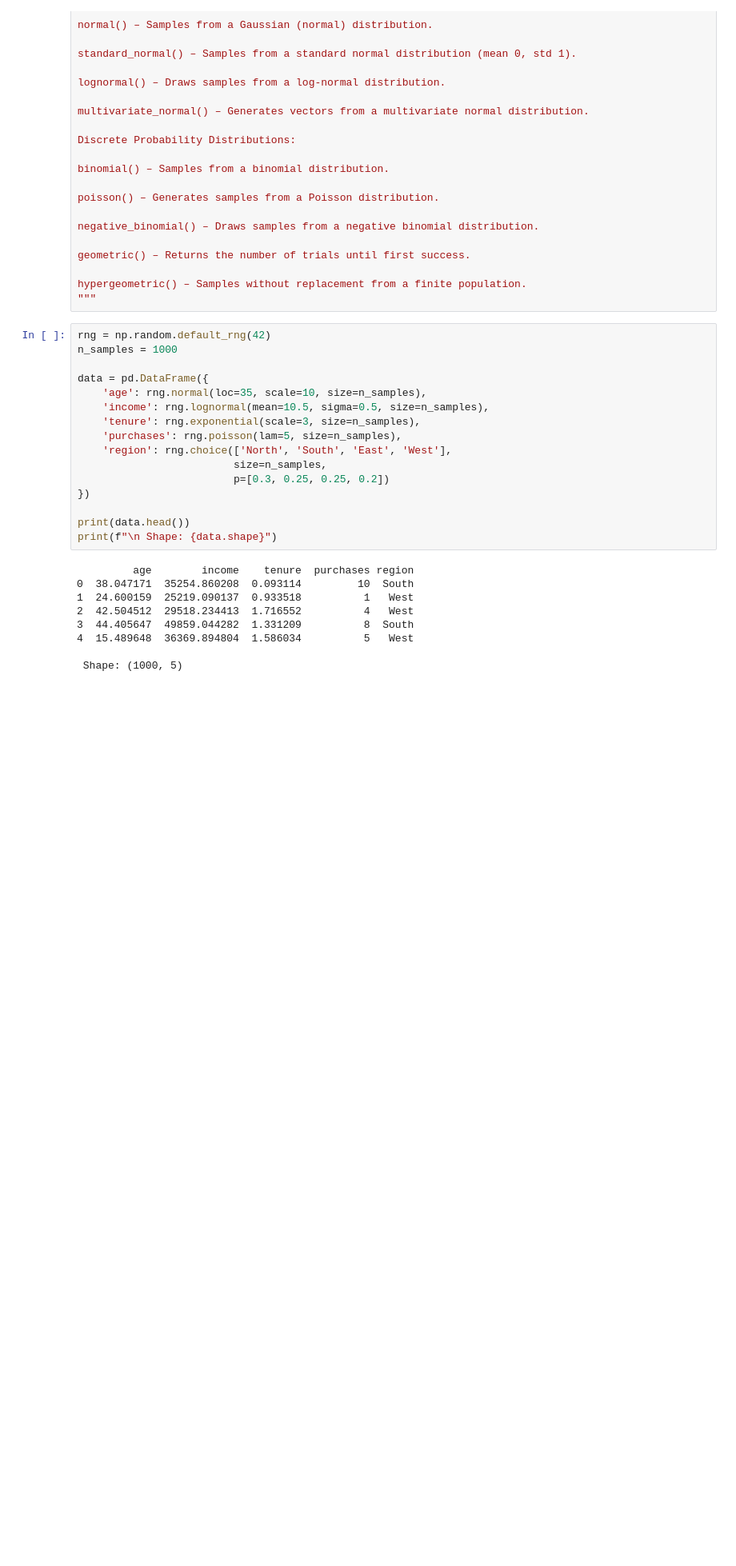
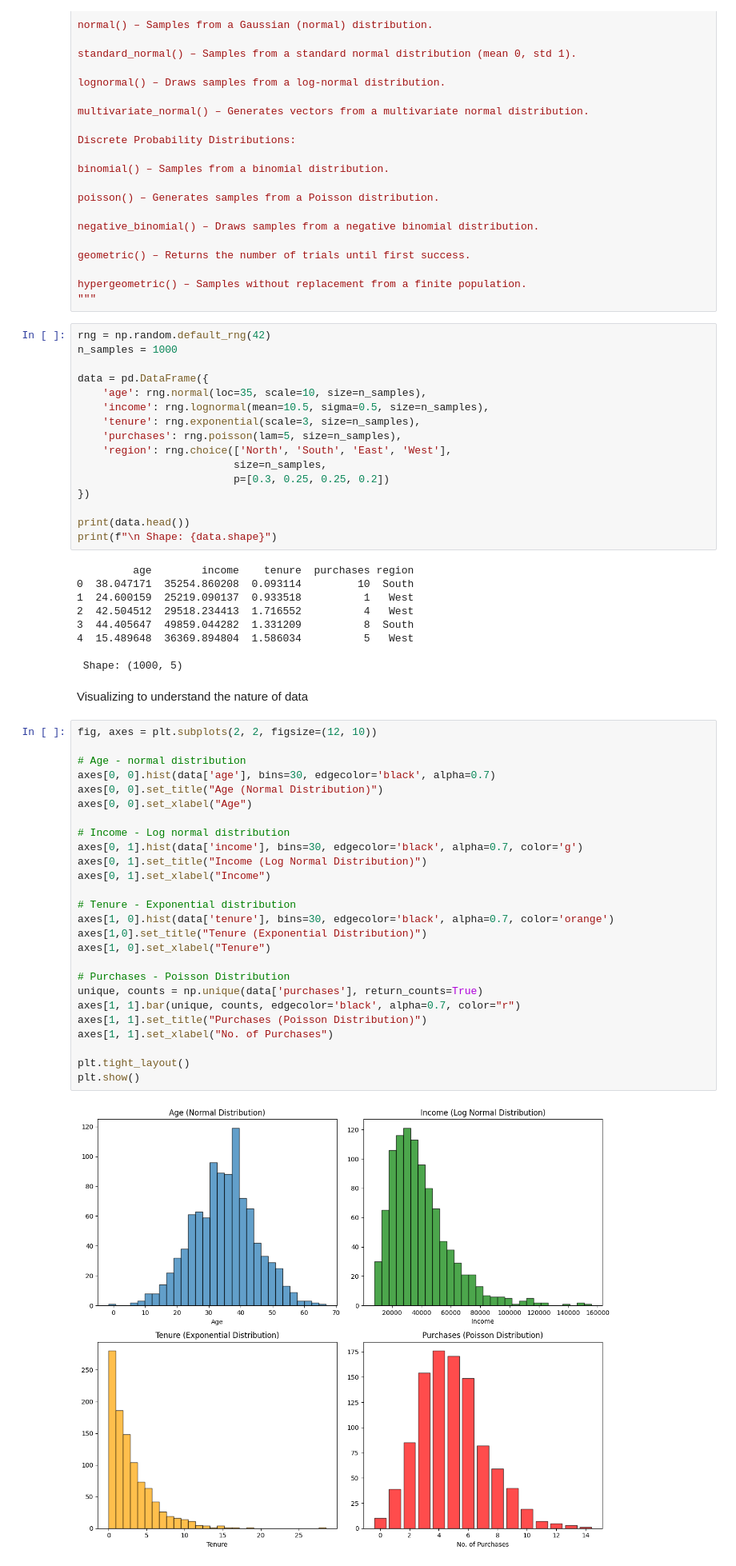
Before and after one commit to aryan2107-cloud/100-Day-ML-Challenge-, a Jupyter notebook: Day01(SyntheticData).ipynb, the cells around one changed output. Shown at 80% size. Drawn from its saved outputs; the diff is of its cells as text; blank space fills up the shorter version.

```diff
--- a/Day01(SyntheticData).ipynb
+++ b/Day01(SyntheticData).ipynb
@@ -136,3 +136,33 @@ print(f"\n Shape: {data.shape}")
 4  15.489648  36369.894804  1.586034          5   West
 
  Shape: (1000, 5)
+# %% [markdown]
+Visualizing to understand the nature of data
+# %%
+fig, axes = plt.subplots(2, 2, figsize=(12, 10))
+
+# Age - normal distribution
+axes[0, 0].hist(data['age'], bins=30, edgecolor='black', alpha=0.7)
+axes[0, 0].set_title("Age (Normal Distribution)")
+axes[0, 0].set_xlabel("Age")
+
+# Income - Log normal distribution
+axes[0, 1].hist(data['income'], bins=30, edgecolor='black', alpha=0.7, color='g')
+axes[0, 1].set_title("Income (Log Normal Distribution)")
+axes[0, 1].set_xlabel("Income")
+
+# Tenure - Exponential distribution
+axes[1, 0].hist(data['tenure'], bins=30, edgecolor='black', alpha=0.7, color='orange')
+axes[1,0].set_title("Tenure (Exponential Distribution)")
+axes[1, 0].set_xlabel("Tenure")
+
+# Purchases - Poisson Distribution
+unique, counts = np.unique(data['purchases'], return_counts=True)
+axes[1, 1].bar(unique, counts, edgecolor='black', alpha=0.7, color="r")
+axes[1, 1].set_title("Purchases (Poisson Distribution)")
+axes[1, 1].set_xlabel("No. of Purchases")
+
+plt.tight_layout()
+plt.show()
+# %% [output]
+[figure, added]
```
Also changed, not shown: parts of 2 cells of this notebook.
